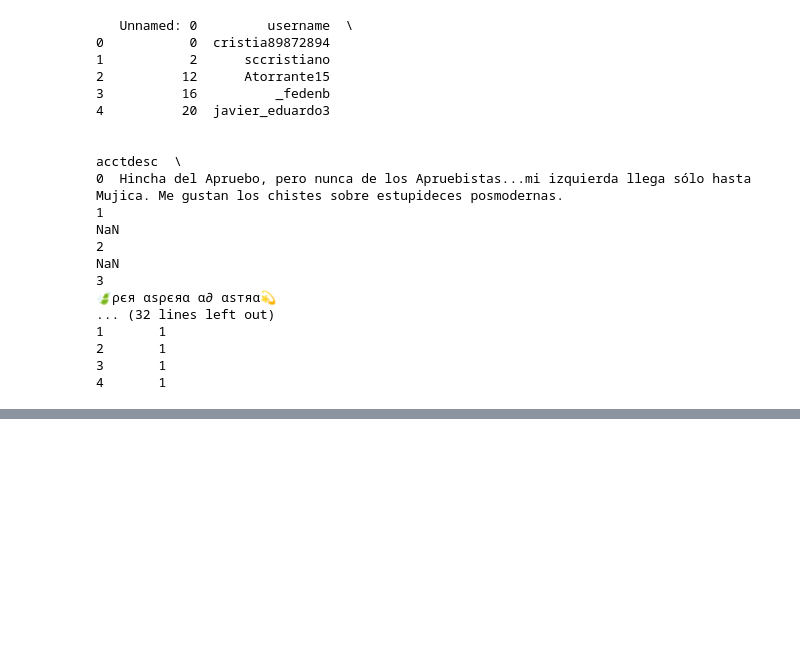
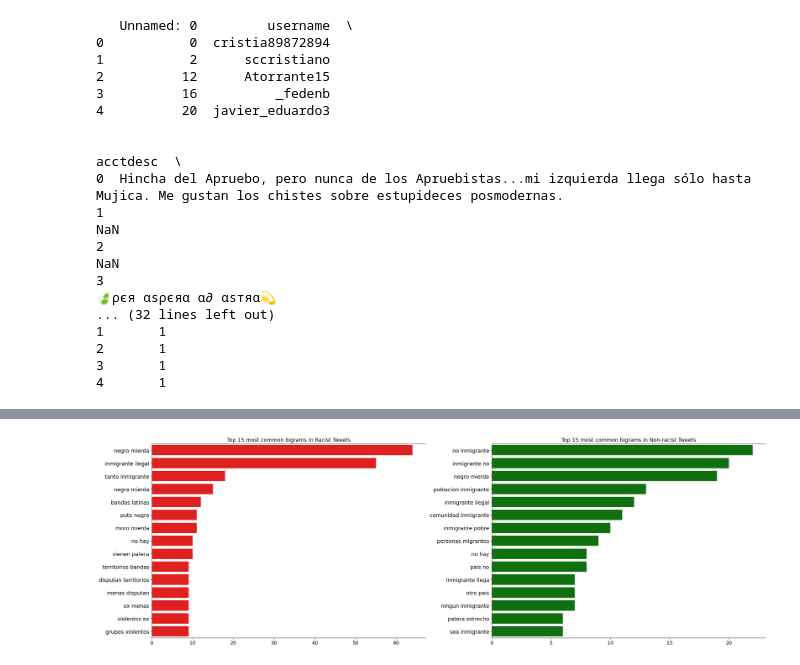
Before and after one commit to jabenitez88/Detecting-racism-and-xenophobia-using-deep-learning-models-CNN-LSTM-BERT, a Jupyter notebook: jupyter/lstm.ipynb, the cells around one changed output, grey strips where cells are left out. Saved outputs shown, nothing was run; the diff lists cells and outputs as text; code cells hidden in the pictures; blank space fills up the shorter version.

```diff
--- a/jupyter/lstm.ipynb
+++ b/jupyter/lstm.ipynb
@@ -92,0 +258,21 @@ stopwords = read_txt('../data/spanish_stopwords.txt')
+# %%
+# PLot bigrams
+fig, axes = plt.subplots(ncols=2, figsize=(25, 8), dpi=100)
+
+
+sns.barplot(y=df_racist_bigrams[0].values[:N], x=df_racist_bigrams[1].values[:N], ax=axes[0], color='red')
+sns.barplot(y=df_nonracist_bigrams[0].values[:N], x=df_nonracist_bigrams[1].values[:N], ax=axes[1], color='green')
+
+for i in range(2):
+    axes[i].spines['right'].set_visible(False)
+    axes[i].set_xlabel('')
+    axes[i].set_ylabel('')
+    axes[i].tick_params(axis='x', labelsize=13)
+    axes[i].tick_params(axis='y', labelsize=14)
+
+axes[0].set_title(f'Top {N} most common bigrams in Racist Tweets', fontsize=14)
+axes[1].set_title(f'Top {N} most common bigrams in Non-racist Tweets', fontsize=14)
+plt.tight_layout()
+plt.show()
+# %% [output]
+[figure, added]
```
Also changed, not shown: parts of 11 cells of this notebook, 1 other file.
